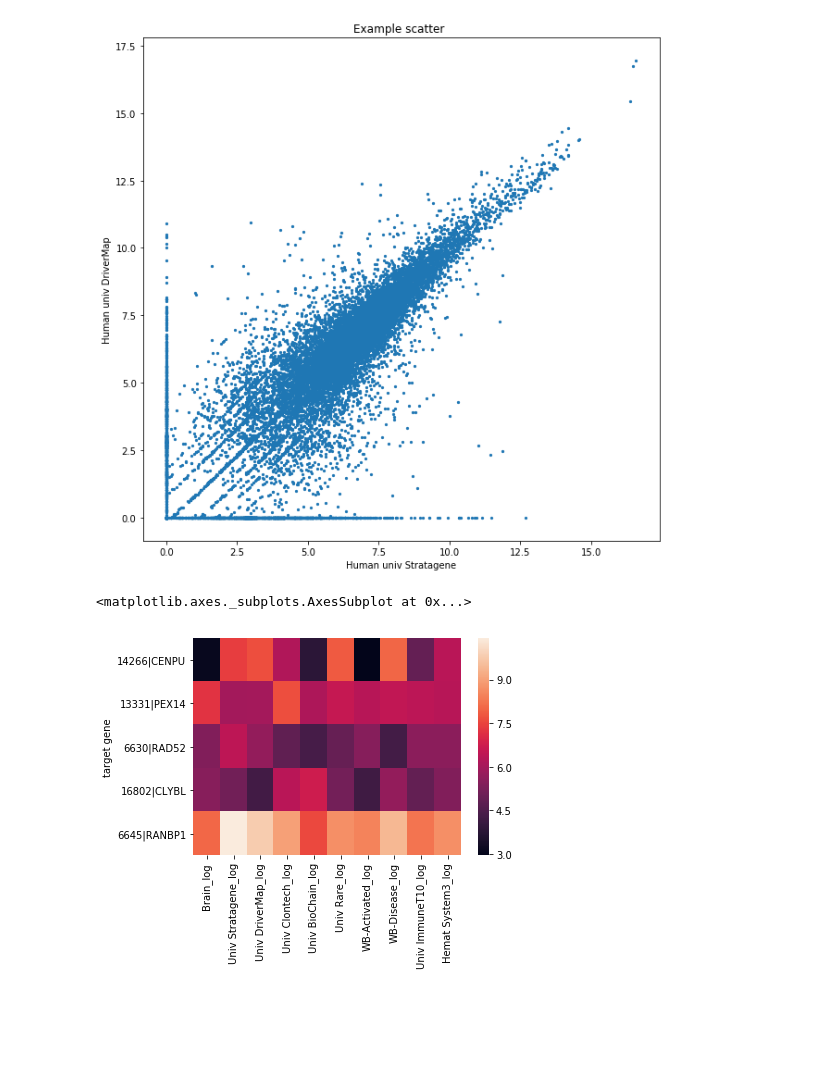
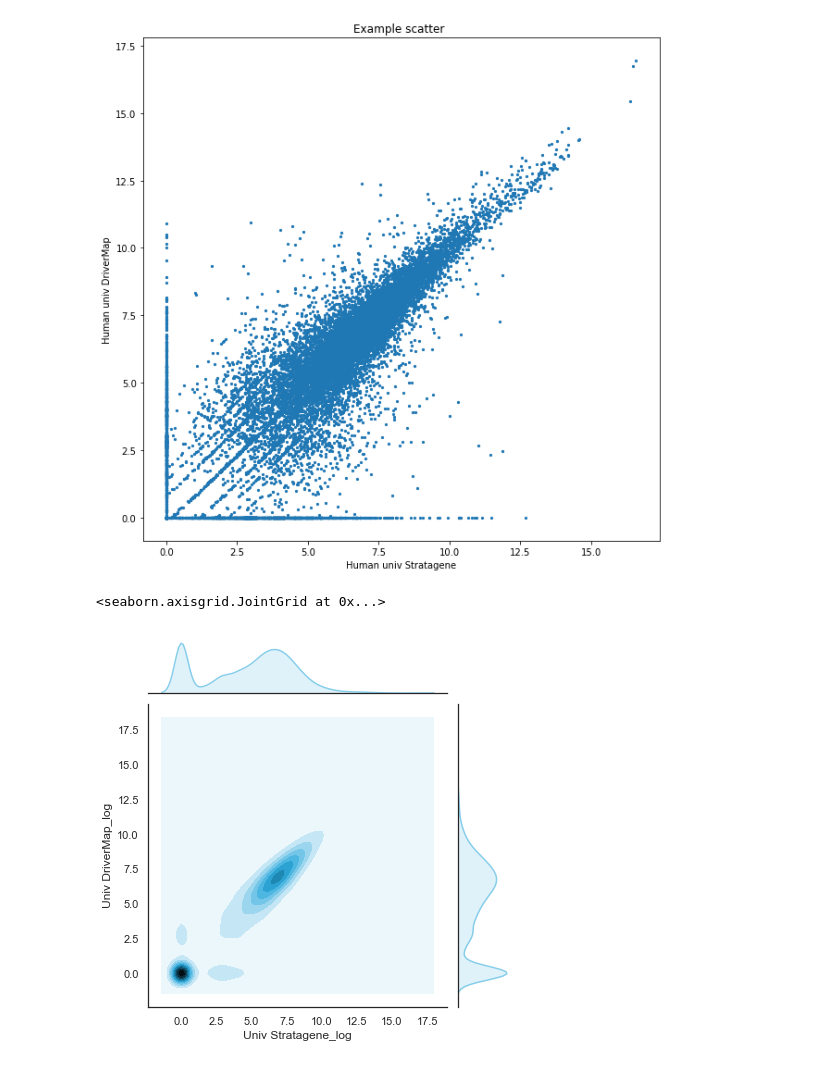
Before and after one commit to lrondi/Project_1, a Jupyter notebook: test.ipynb, the cells around one changed output. Drawn from its saved outputs; the diff is of its cells as text; code cells hidden in the pictures; blank space fills up the shorter version.

```diff
--- a/test.ipynb
+++ b/test.ipynb
@@ -168,10 +175,9 @@ plt.title('Example scatter ')
 # %% [output]
 Text(0.5, 1.0, 'Example scatter ')
 [figure]
-# %%
-# Just smaller sample, to see how heatmaps looks for just 5 genes
-df2=data_log.head()
-sns.heatmap(df2)
-# %% [output]
-<matplotlib.axes._subplots.AxesSubplot at 0x...>
-[figure, removed]
+# %%
+# Another cool way to show log vs log
+sns.jointplot(x=data_log['Univ Stratagene_log'],y=data_log['Univ DriverMap_log'], kind='kde',color='skyblue')
+# %% [output]
+<seaborn.axisgrid.JointGrid at 0x...>
+[figure, added]
```
Also changed, not shown: parts of 1 cell of this notebook.
